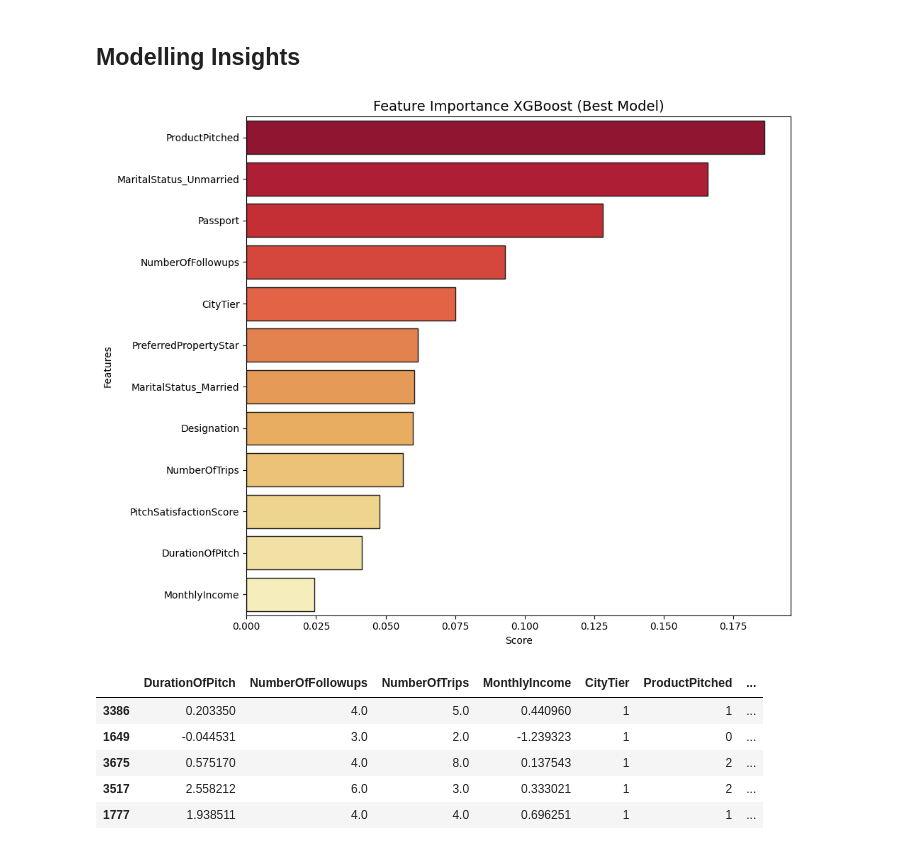
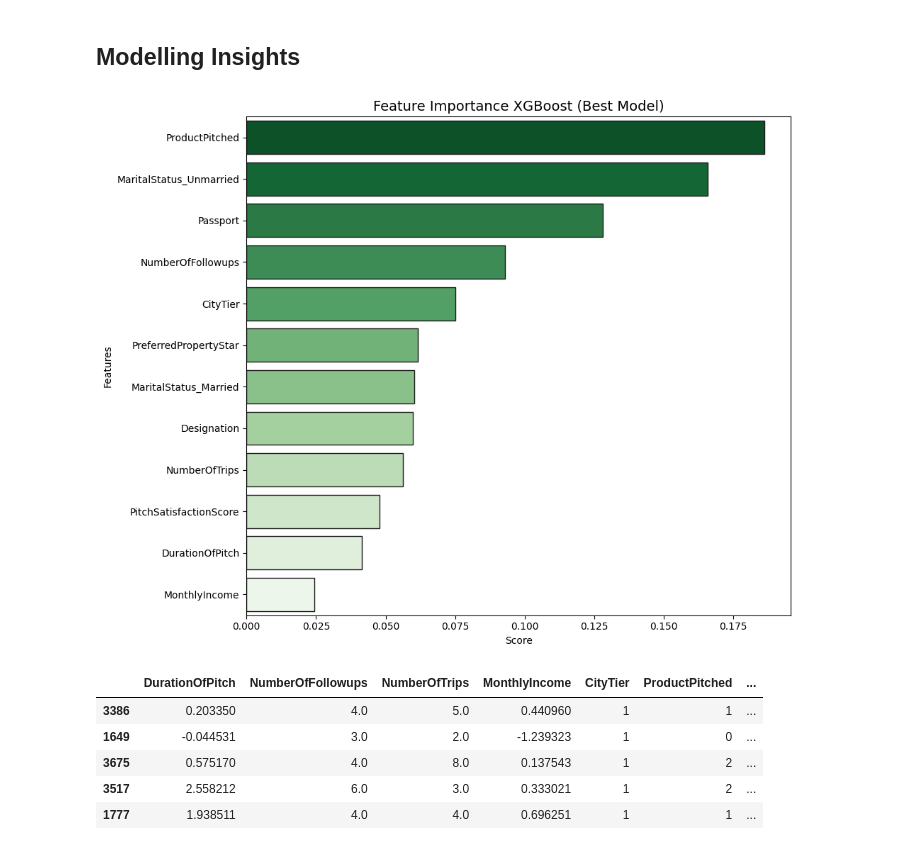
Before and after one commit to RaulSandj/Package-Travel-Analysis, a Jupyter notebook: TravelAnalysis.ipynb, the cells around one changed output. Drawn from its saved outputs; the diff is of its cells as text; code cells hidden in the pictures.

Commit message:
Change variable and color palette

```diff
--- a/TravelAnalysis.ipynb
+++ b/TravelAnalysis.ipynb
@@ -1507,18 +1508,18 @@ From the results of these five models, it can be concluded that the **XGBoost**
 # %%
 # Feature importance using best model
 feature_importance_rf = pd.Series(tuned_xgb.best_estimator_.feature_importances_, index=X_train.columns)
 df_feature = feature_importance_rf.sort_values(ascending=False).to_frame(name='Score').reset_index()
 
 plt.figure(figsize=(10,8))
-sns.barplot(data=df_feature, y='index', x='Score', palette='YlOrRd_r', edgecolor='.1')
+sns.barplot(data=df_feature, y='index', x='Score', palette='Greens_r', edgecolor='.1')
 plt.xlabel('Score')
 plt.ylabel('Features')
 plt.title('Feature Importance XGBoost (Best Model)', fontsize=14)
 plt.tight_layout()
 plt.savefig('img/feature_importance.png')
 plt.show()
 # %% [output]
-[figure, old version]
+[figure, new version]
 # %%
 # Combine prediction labels into test data
 df_final_test = X_test.copy()
```
Also changed, not shown: parts of 7 cells of this notebook.
